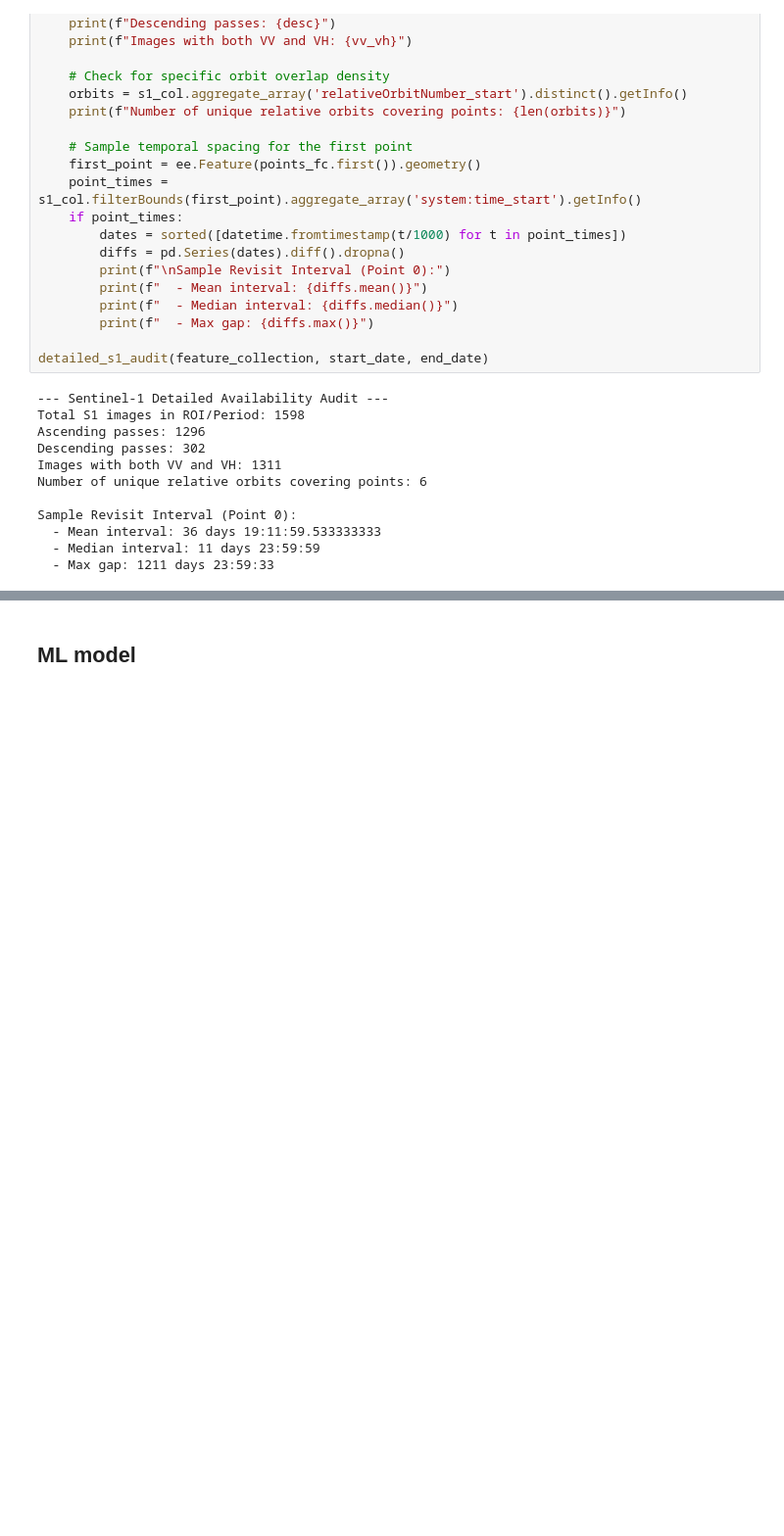
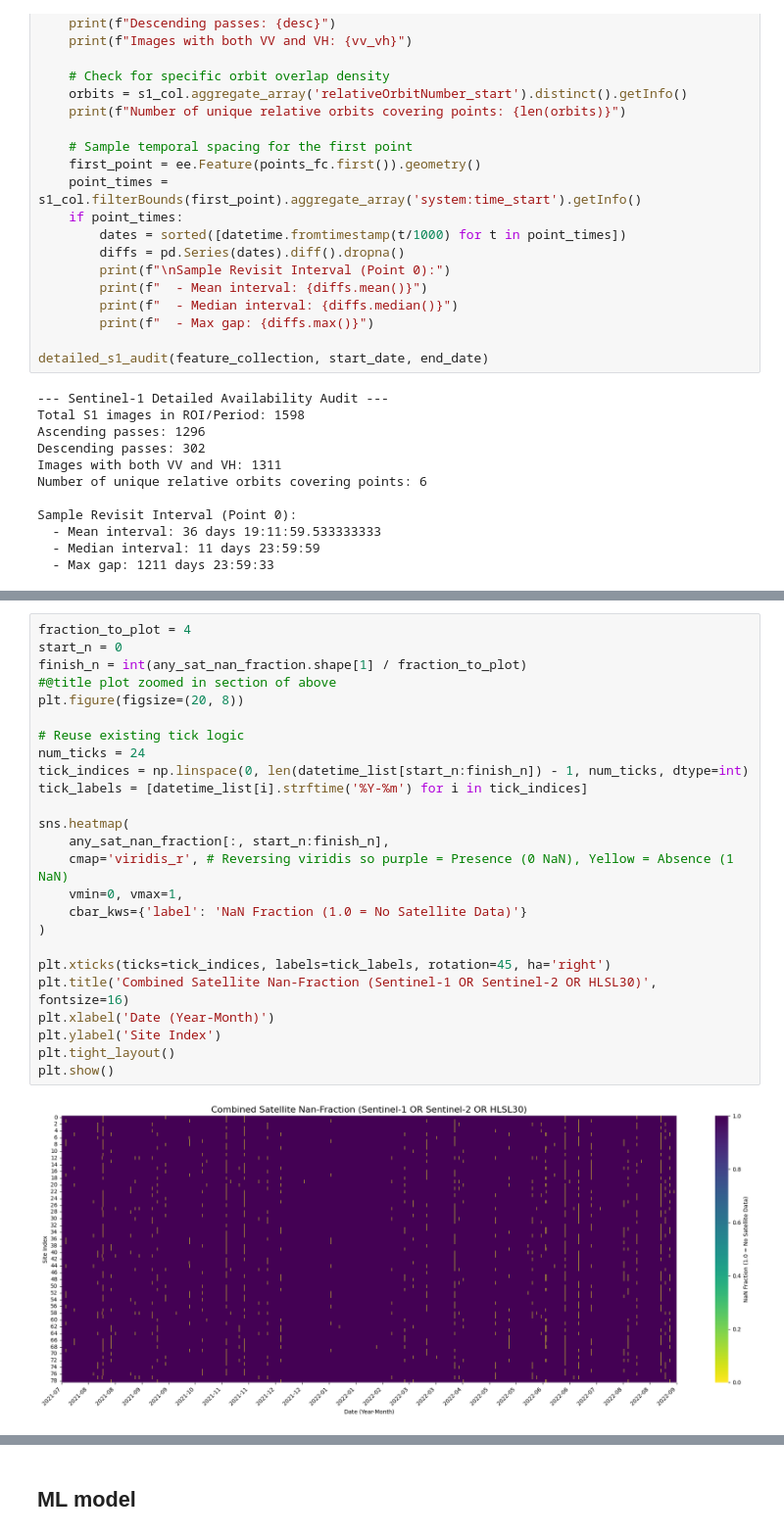
Before and after one commit to ilmcconnell/HRSM, a Jupyter notebook: HRSM_MAPPING_ML_pipeline_multiplePoints.ipynb, the cells around one changed output, grey strips where cells are left out. Shown at 98% size. Cells and saved outputs as stored; diff of their text form; blank space fills up the shorter version.

```diff
--- a/HRSM_MAPPING_ML_pipeline_multiplePoints.ipynb
+++ b/HRSM_MAPPING_ML_pipeline_multiplePoints.ipynb
@@ -1526,0 +1655,27 @@ for arr, feature_names, title in zip(
+# %%
+fraction_to_plot = 4
+start_n = 0
+finish_n = int(any_sat_nan_fraction.shape[1] / fraction_to_plot)
+#@title plot zoomed in section of above
+plt.figure(figsize=(20, 8))
+
+# Reuse existing tick logic
+num_ticks = 24
+tick_indices = np.linspace(0, len(datetime_list[start_n:finish_n]) - 1, num_ticks, dtype=int)
+tick_labels = [datetime_list[i].strftime('%Y-%m') for i in tick_indices]
+
+sns.heatmap(
+    any_sat_nan_fraction[:, start_n:finish_n],
+    cmap='viridis_r', # Reversing viridis so purple = Presence (0 NaN), Yellow = Absence (1 NaN)
+    vmin=0, vmax=1,
+    cbar_kws={'label': 'NaN Fraction (1.0 = No Satellite Data)'}
+)
+
+plt.xticks(ticks=tick_indices, labels=tick_labels, rotation=45, ha='right')
+plt.title('Combined Satellite Nan-Fraction (Sentinel-1 OR Sentinel-2 OR HLSL30)', fontsize=16)
+plt.xlabel('Date (Year-Month)')
+plt.ylabel('Site Index')
+plt.tight_layout()
+plt.show()
+# %% [output]
+[figure, added]
```
Also changed, not shown: parts of 12 cells of this notebook.
